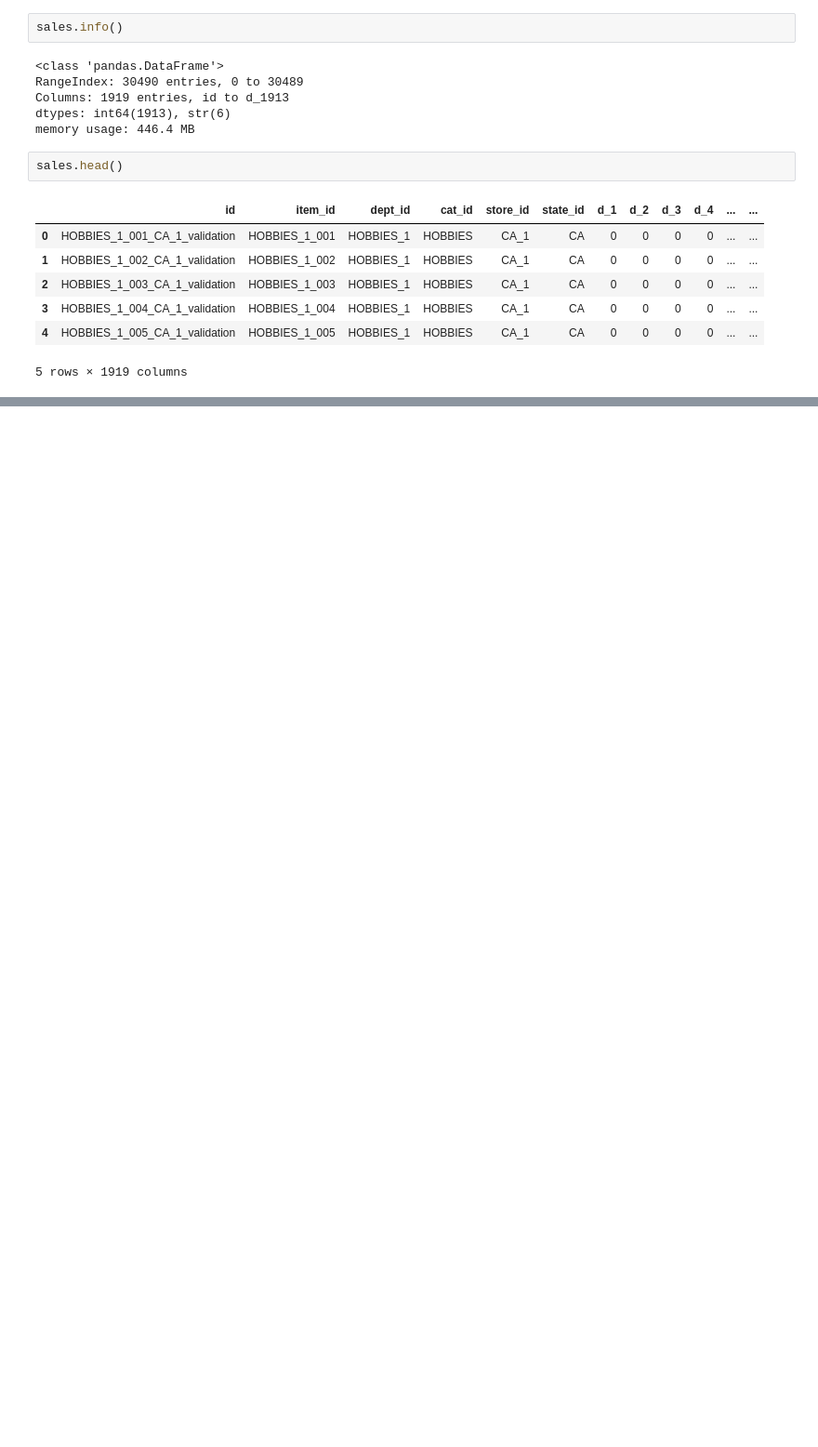
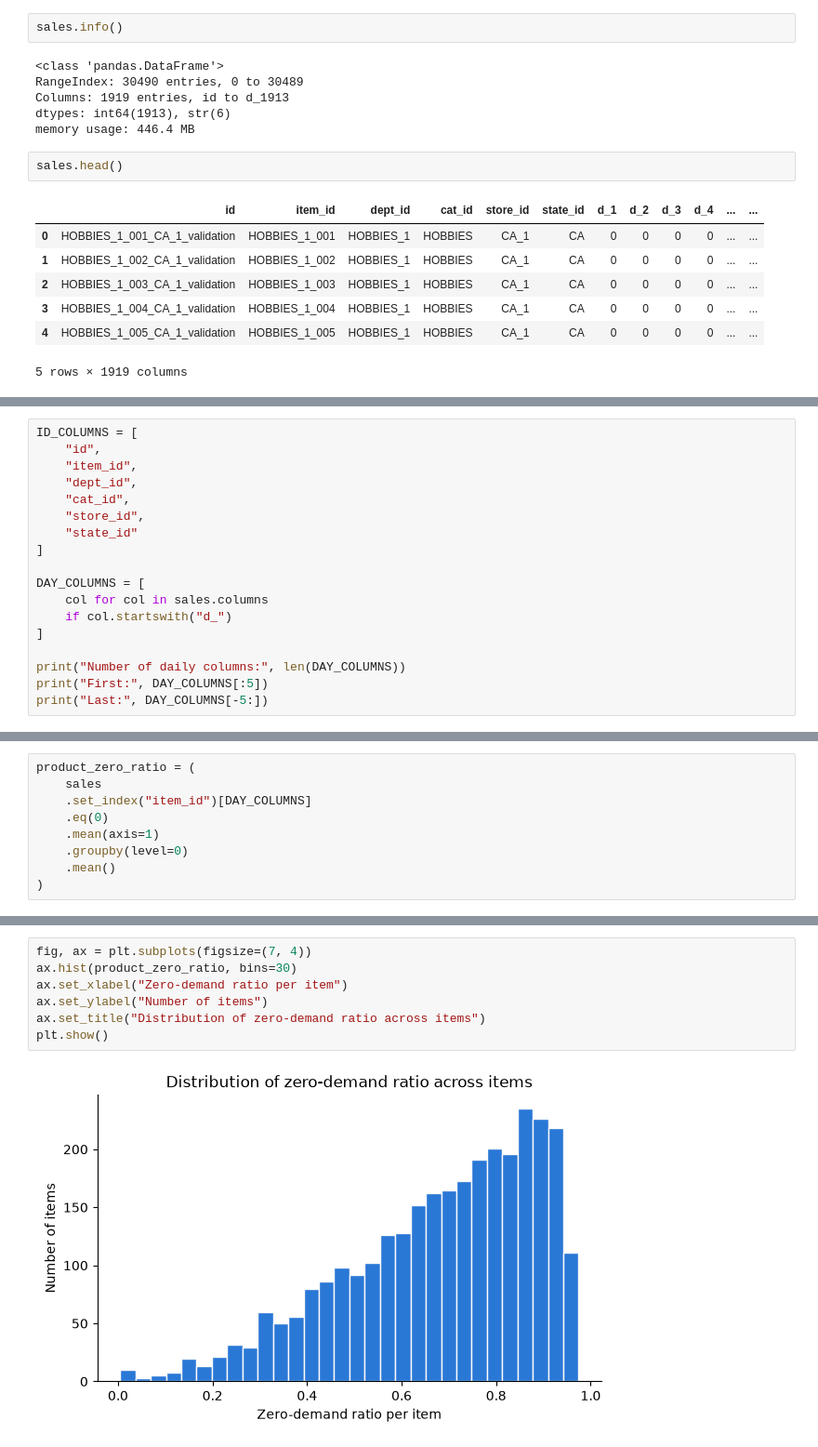
Before and after one commit to MWalid2/industrial-production-optimization, a Jupyter notebook: notebooks/01_m5_data_inspection.ipynb, the cells around one changed output, grey strips where cells are left out. Shown at 93% size. Saved outputs shown, nothing was run; the diff lists cells and outputs as text; blank space fills up the shorter version.

```diff
--- a/notebooks/01_m5_data_inspection.ipynb
+++ b/notebooks/01_m5_data_inspection.ipynb
@@ -59,0 +147,18 @@ sales.head()
+# %%
+ID_COLUMNS = [
+    "id",
+    "item_id",
+    "dept_id",
+    "cat_id",
+    "store_id",
+    "state_id"
+]
+
+DAY_COLUMNS = [
+    col for col in sales.columns
+    if col.startswith("d_")
+]
+
+print("Number of daily columns:", len(DAY_COLUMNS))
+print("First:", DAY_COLUMNS[:5])
+print("Last:", DAY_COLUMNS[-5:])
@@ -59,0 +259,9 @@ sales.head()
+# %%
+product_zero_ratio = (
+    sales
+    .set_index("item_id")[DAY_COLUMNS]
+    .eq(0)
+    .mean(axis=1)
+    .groupby(level=0)
+    .mean()
+)
@@ -59,0 +280,9 @@ sales.head()
+# %%
+fig, ax = plt.subplots(figsize=(7, 4))
+ax.hist(product_zero_ratio, bins=30)
+ax.set_xlabel("Zero-demand ratio per item")
+ax.set_ylabel("Number of items")
+ax.set_title("Distribution of zero-demand ratio across items")
+plt.show()
+# %% [output]
+[figure, added]
```
Also changed, not shown: parts of 27 cells of this notebook, 10 other files.
